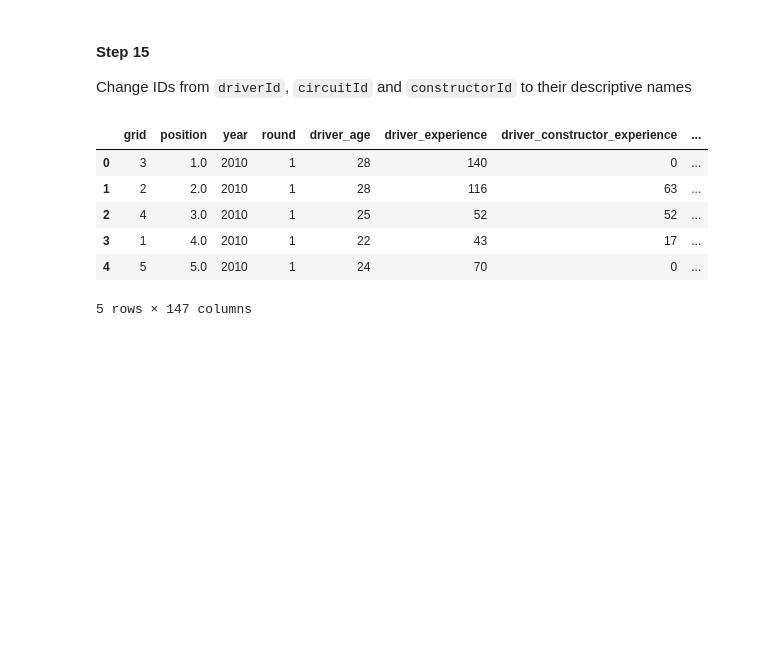
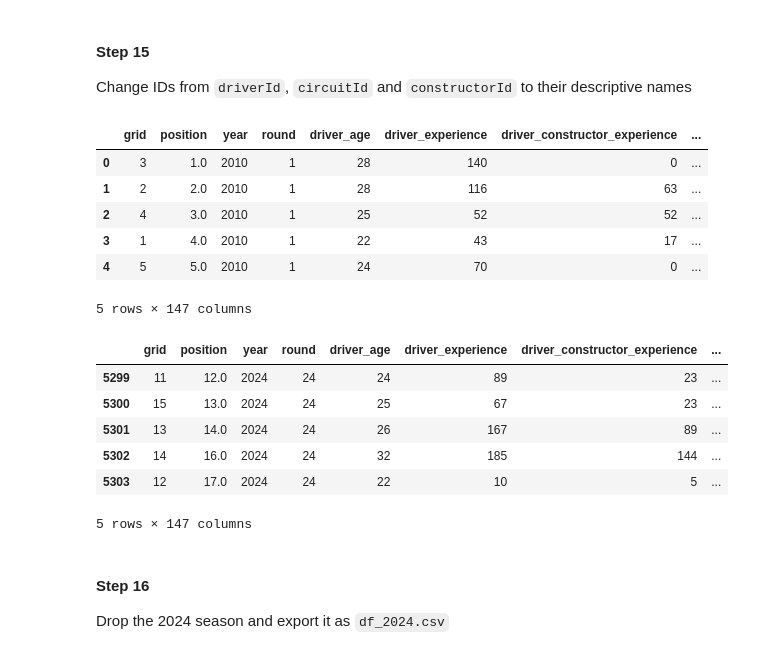
Before and after one commit to JuaniSimieli/F1-Predictions, a Jupyter notebook: Data-collection/Data_Collection.ipynb, the cells around one changed output. Saved outputs shown, nothing was run; the diff lists cells and outputs as text; code cells hidden in the pictures; blank space fills up the shorter version.

Commit message:
created a separate df for the 2024 season

```diff
--- a/Data-collection/Data_Collection.ipynb
+++ b/Data-collection/Data_Collection.ipynb
@@ -454,3 +454,17 @@ merged_df.head()
 | 3 | 1 | 4.0 | 2010 | 1 | 22 | 43 | 17 | ... |
 | 4 | 5 | 5.0 | 2010 | 1 | 24 | 70 | 0 | ... |
 5 rows × 147 columns
+# %%
+merged_df.tail()
+# %% [output]
+|  | grid | position | year | round | driver_age | driver_experience | driver_constructor_experience | ... |
+| 5299 | 11 | 12.0 | 2024 | 24 | 24 | 89 | 23 | ... |
+| 5300 | 15 | 13.0 | 2024 | 24 | 25 | 67 | 23 | ... |
+| 5301 | 13 | 14.0 | 2024 | 24 | 26 | 167 | 89 | ... |
+| 5302 | 14 | 16.0 | 2024 | 24 | 32 | 185 | 144 | ... |
+| 5303 | 12 | 17.0 | 2024 | 24 | 22 | 10 | 5 | ... |
+5 rows × 147 columns
+# %% [markdown]
+#### Step 16
+
+Drop the 2024 season and export it as `df_2024.csv`
```
Also changed, not shown: parts of 12 cells of this notebook, 3 other files.
